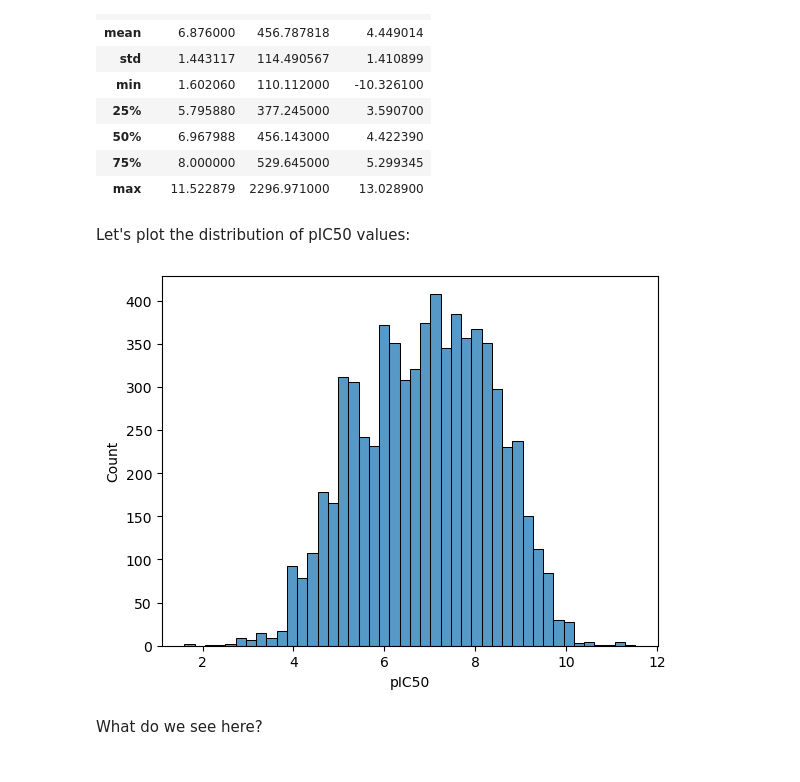
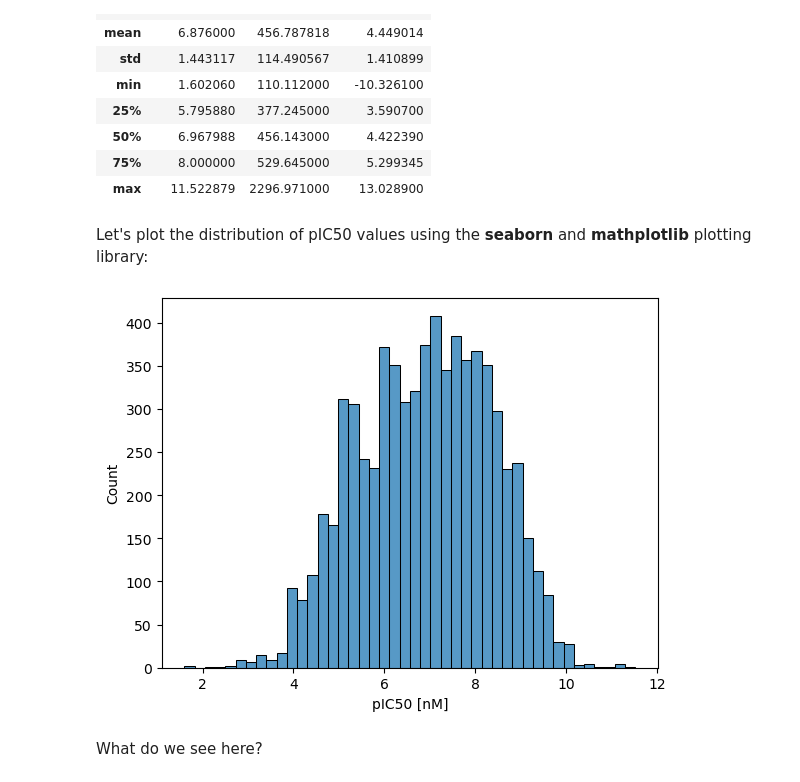
Before and after one commit to AndreaVolkamer/cic_summerschool_2025, a Jupyter notebook: session_1/session_1.ipynb, the cells around one changed output. Cells and saved outputs as stored; diff of their text form; code cells hidden in the pictures.

```diff
--- a/session_1/session_1.ipynb
+++ b/session_1/session_1.ipynb
@@ -391,12 +392,13 @@ egfr_activities_deduplicated.describe()
 | 75% | 8.000000 | 529.645000 | 5.299345 |
 | max | 11.522879 | 2296.971000 | 13.028900 |
 # %% [markdown]
-Let's plot the distribution of pIC50 values:
+Let's plot the distribution of pIC50 values using the **seaborn** and **mathplotlib** plotting library:
 # %%
 sns.histplot(egfr_activities["pIC50"])
+plt.xlabel(f"pIC50 [{egfr_activities_deduplicated['standard_units'][0]}]")
 plt.show()
 # %% [output]
-[figure, old version]
+[figure, new version]
 # %% [markdown]
 What do we see here?
 # %% [markdown]
```
Also changed, not shown: parts of 24 cells of this notebook.
